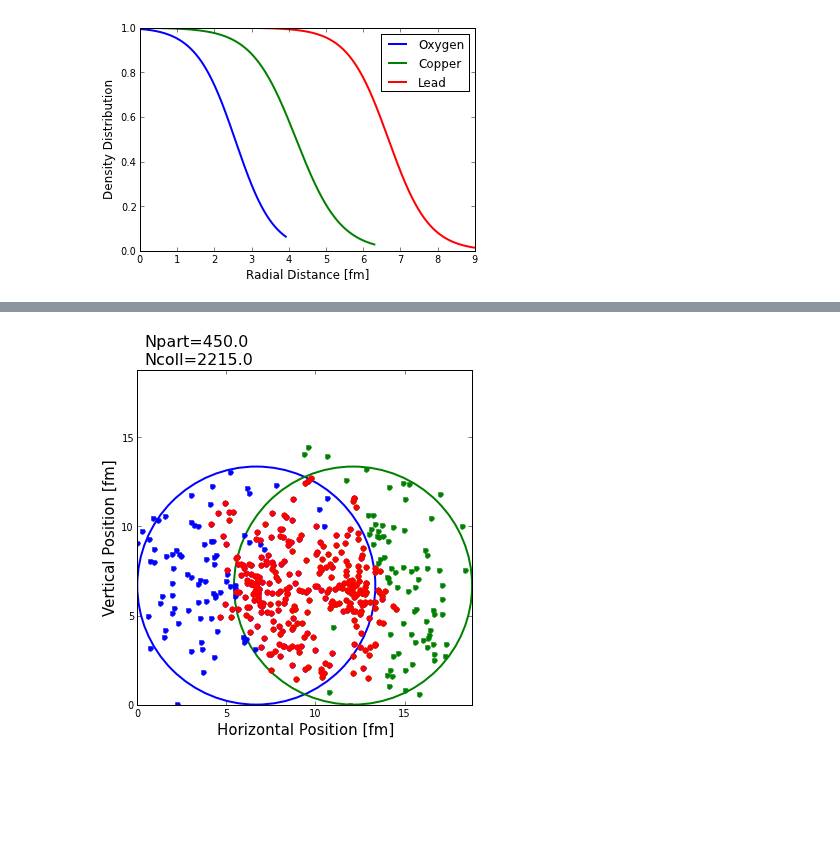
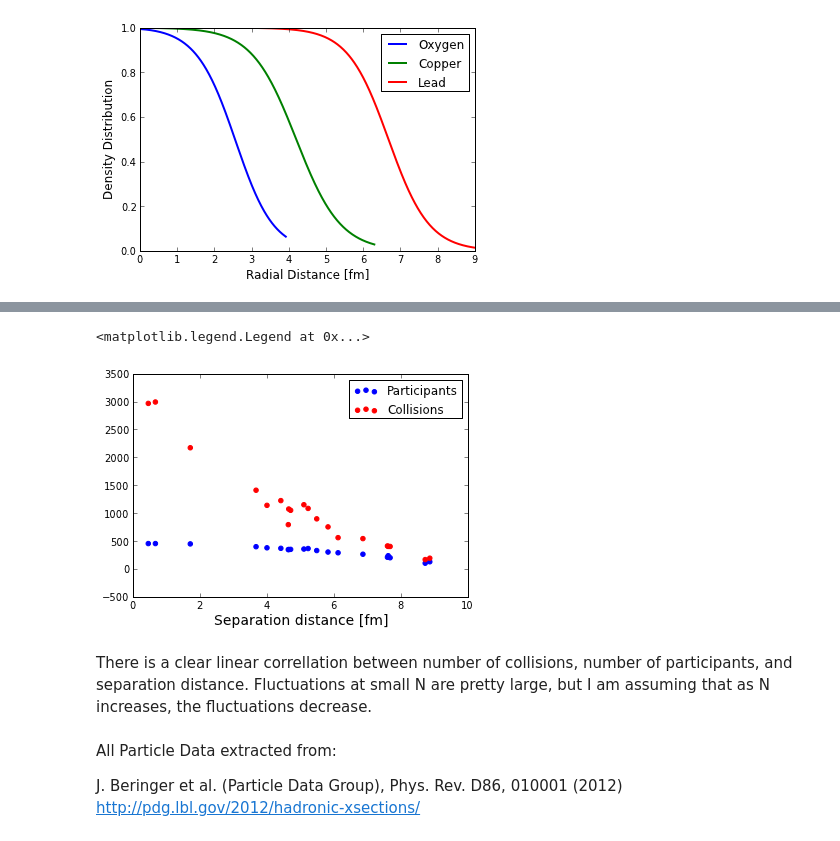
Before and after one commit to jdfreder/MCG, a Jupyter notebook: Project/NuclearInteractions.ipynb, the cells around one changed output, grey strips where cells are left out. Drawn from its saved outputs; the diff is of its cells as text; code cells hidden in the pictures; blank space fills up the shorter version.

```diff
--- a/Project/NuclearInteractions.ipynb
+++ b/Project/NuclearInteractions.ipynb
@@ -260,19 +319,15 @@ print Ncoll
-# %%
-N1=plt.Circle((Rp,Rp),Rp,color='b',fill=False,lw=2)
-N2=plt.Circle((Rp+b[N-1],Rp),Rp,color='g',fill=False,lw=2)
-fig = plt.gcf()
-ax = plt.gca()
-ax.plot(Rp+Nucleus1[:,0]*cos(Nucleus1[:,1]),Rp+Nucleus1[:,0]*sin(Nucleus1[:,1]),'b.',ms=10)
-ax.plot(Rp+b[N-1]+Nucleus2[:,0]*cos(Nucleus2[:,1]),Rp+Nucleus2[:,0]*sin(Nucleus2[:,1]),'g.',ms=10)
-ax.plot(Rp+Colide1[:,0]*cos(Colide1[:,1]),Rp+Colide1[:,0]*sin(Colide1[:,1]),'r.',ms=11)
-ax.plot(Rp+b[N-1]+Colide2[:,0]*cos(Colide2[:,1]),Rp+Colide2[:,0]*sin(Colide2[:,1]),'r.',ms=11)
-ax.annotate('Npart='+str(Npart[0])+'\nNcoll='+str(Ncoll[0]),xy=(1,0),xytext=(.5,2*Rp+b[N-1]+.3),fontsize=16)
-fig.gca().add_artist(N1)
-fig.gca().add_artist(N2)
-xlim((0,2*Rp+b[N-1]))
-ylim((0,2*Rp+b[N-1]))
-xlabel('Horizontal Position [fm]',fontsize=15)
-ylabel('Vertical Position [fm]',fontsize=15)
-fig.set_size_inches(6,6)
-# %% [output]
-[figure, removed]
+# %%
+scatter(b,Npart,label='Participants',color='b')
+scatter(b,Ncoll,label='Collisions',color='r')
+xlabel('Separation distance [fm]',fontsize=14)
+legend()
+# %% [output]
+<matplotlib.legend.Legend at 0x...>
+[figure, added]
+# %% [markdown]
+There is a clear linear correllation between number of collisions, number of participants, and separation distance. Fluctuations at small N are pretty large, but I am assuming that as N increases, the fluctuations decrease.
+# %% [markdown]
+All Particle Data extracted from:
+
+J. Beringer et al. (Particle Data Group), Phys. Rev. D86, 010001 (2012)
+http://pdg.lbl.gov/2012/hadronic-xsections/
```
Also changed, not shown: parts of 17 cells of this notebook.
